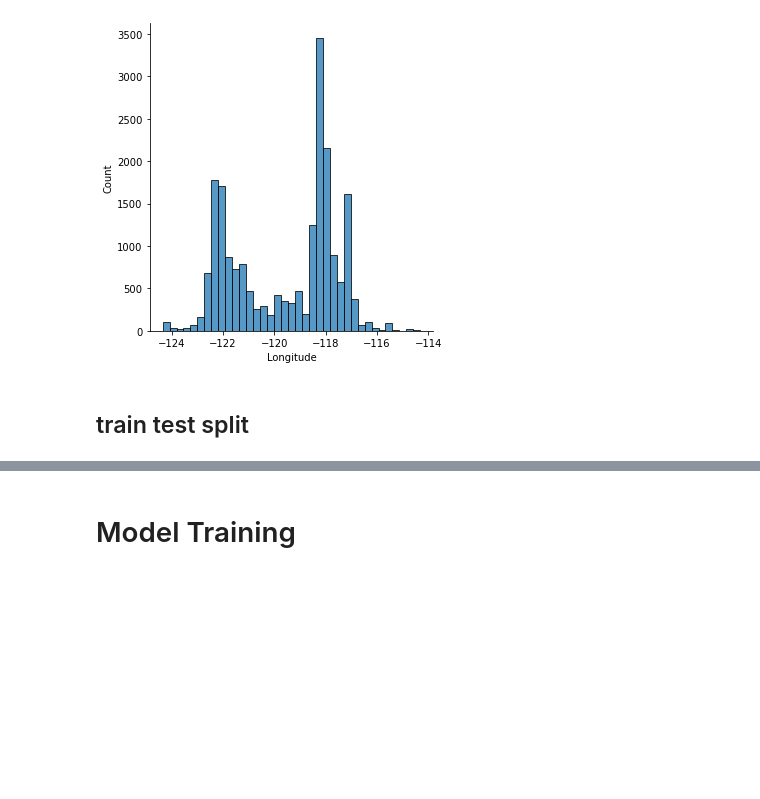
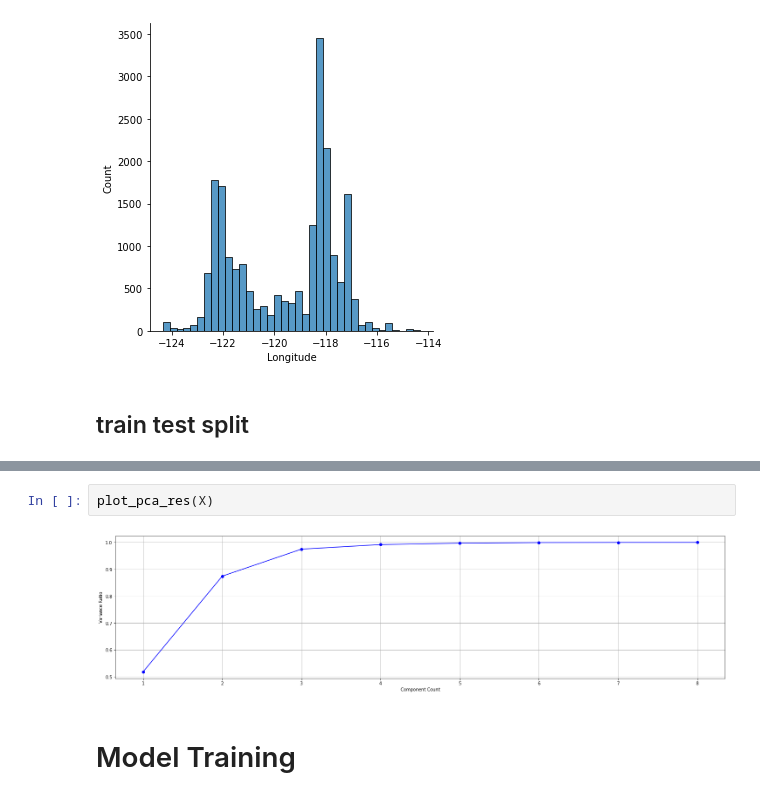
Before and after one commit to xiaoye-hua/MachineLearning_DataScience, a Jupyter notebook: notebooks/assignment_regression.ipynb, the cells around one changed output, grey strips where cells are left out. Saved outputs shown, nothing was run; the diff lists cells and outputs as text; blank space fills up the shorter version.

```diff
--- a/notebooks/assignment_regression.ipynb
+++ b/notebooks/assignment_regression.ipynb
@@ -128,3 +281,7 @@ train_X, test_X, train_y, test_y = train_test_split(X, y)
+# %%
+plot_pca_res(X)
+# %% [output]
+[figure, added]
 # %% [markdown]
 # Model Training
 # %% [markdown]
```
Also changed, not shown: parts of 30 cells of this notebook, 4 other files.
